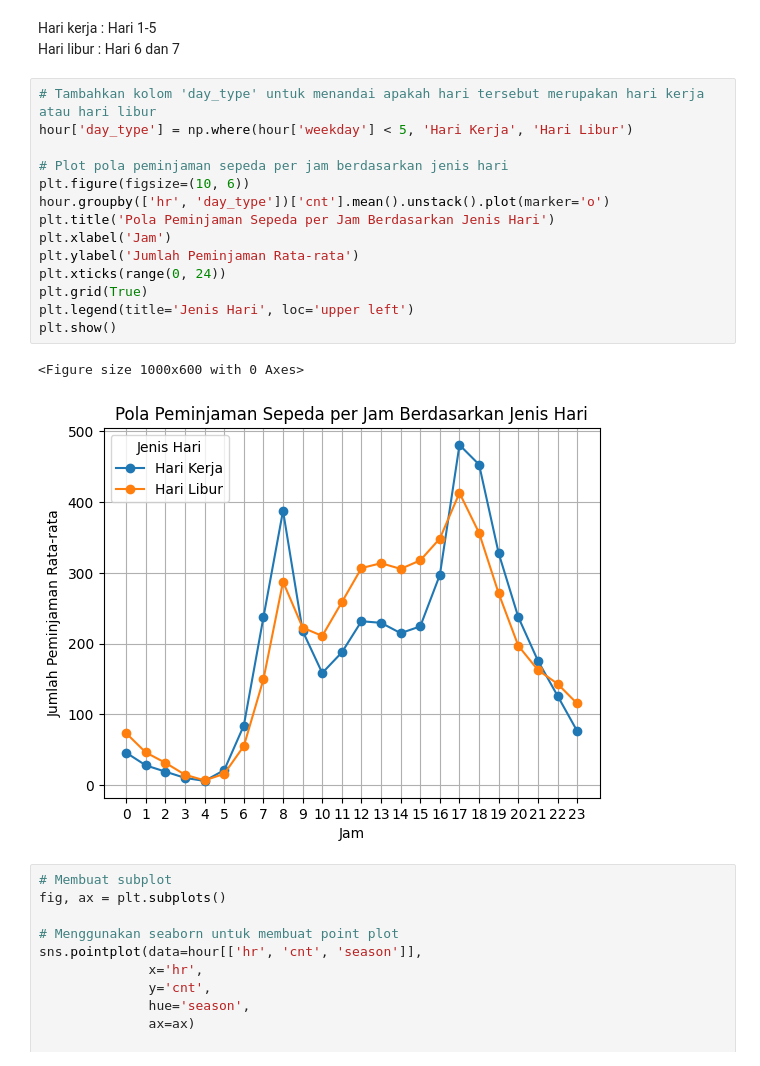
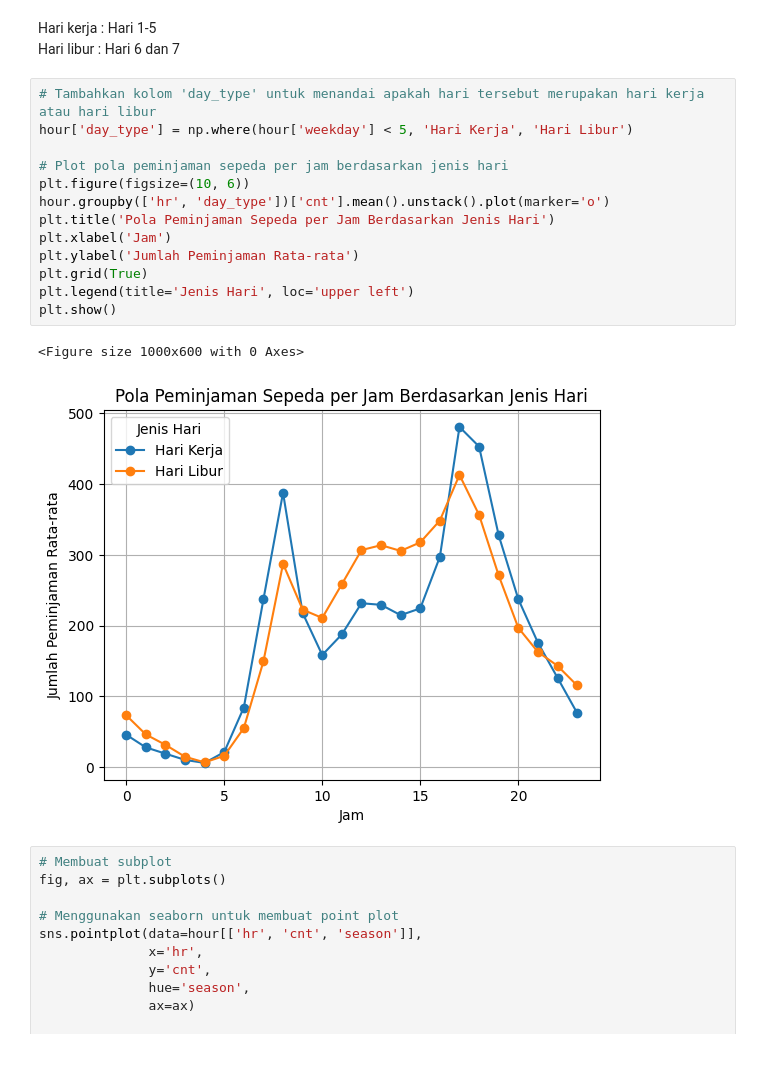
Before and after one commit to FelixMatrixar/BikeSharing-Analysis, a Jupyter notebook: notebook.ipynb, the cells around one changed output. Drawn from its saved outputs; the diff is of its cells as text.

```diff
--- a/notebook.ipynb
+++ b/notebook.ipynb
@@ -142,20 +141,19 @@ Hari libur : Hari 6 dan 7
 # %%
 # Tambahkan kolom 'day_type' untuk menandai apakah hari tersebut merupakan hari kerja atau hari libur
 hour['day_type'] = np.where(hour['weekday'] < 5, 'Hari Kerja', 'Hari Libur')
 
 # Plot pola peminjaman sepeda per jam berdasarkan jenis hari
 plt.figure(figsize=(10, 6))
 hour.groupby(['hr', 'day_type'])['cnt'].mean().unstack().plot(marker='o')
 plt.title('Pola Peminjaman Sepeda per Jam Berdasarkan Jenis Hari')
 plt.xlabel('Jam')
 plt.ylabel('Jumlah Peminjaman Rata-rata')
-plt.xticks(range(0, 24))
 plt.grid(True)
 plt.legend(title='Jenis Hari', loc='upper left')
 plt.show()
 # %% [output]
 <Figure size 1000x600 with 0 Axes>
-[figure, old version]
+[figure, new version]
 # %%
 # Membuat subplot
 fig, ax = plt.subplots()
```
Also changed, not shown: parts of 1 cell of this notebook.
